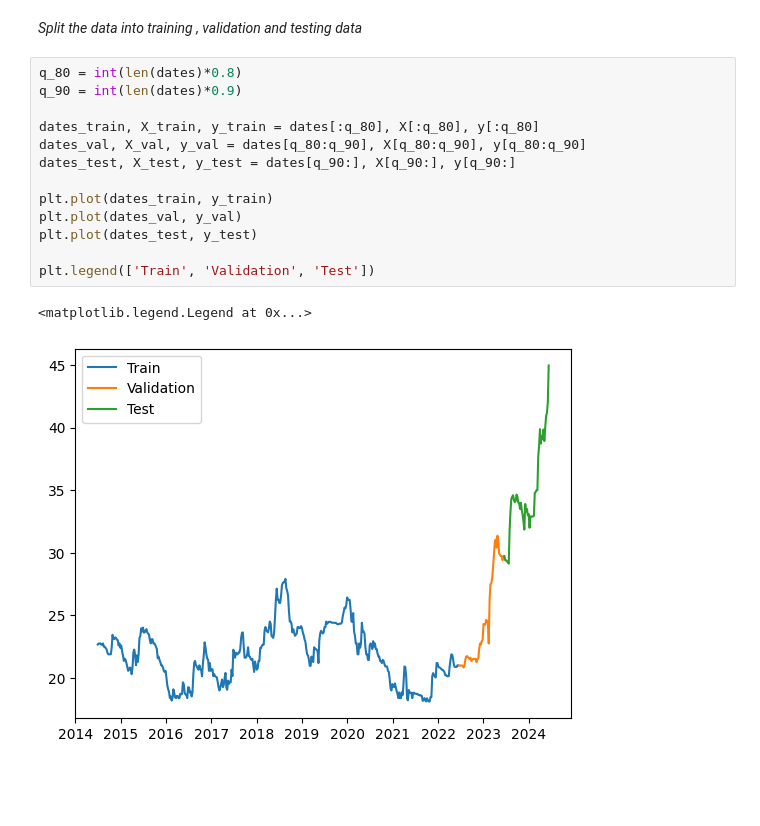
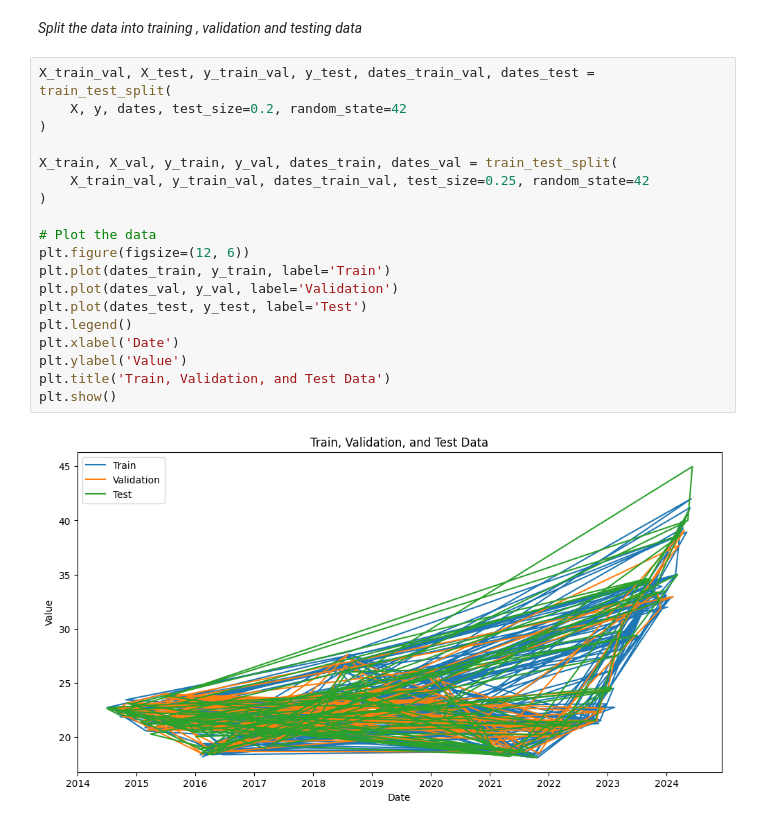
Before and after one commit to FirasKahlaoui/tunisia-stock-market, a Jupyter notebook: notebooks/Forcasting.ipynb, the cells around one changed output. Saved outputs shown, nothing was run; the diff lists cells and outputs as text; blank space fills up the shorter version.

Commit message:
Finilized data split and LSTM model training

```diff
--- a/notebooks/Forcasting.ipynb
+++ b/notebooks/Forcasting.ipynb
@@ -226,19 +228,24 @@ dates.shape, X.shape, y.shape
 ((520,), (520, 3, 1), (520,))
 # %% [markdown]
 *Split the data into training , validation and testing data*
-# %%
-q_80 = int(len(dates)*0.8)
-q_90 = int(len(dates)*0.9)
-
-dates_train, X_train, y_train = dates[:q_80], X[:q_80], y[:q_80]
-dates_val, X_val, y_val = dates[q_80:q_90], X[q_80:q_90], y[q_80:q_90]
-dates_test, X_test, y_test = dates[q_90:], X[q_90:], y[q_90:]
-
-plt.plot(dates_train, y_train)
-plt.plot(dates_val, y_val)
-plt.plot(dates_test, y_test)
-
-plt.legend(['Train', 'Validation', 'Test'])
-# %% [output]
-<matplotlib.legend.Legend at 0x...>
-[figure, removed]
+# %%
+X_train_val, X_test, y_train_val, y_test, dates_train_val, dates_test = train_test_split(
+    X, y, dates, test_size=0.2, random_state=42
+)
+
+X_train, X_val, y_train, y_val, dates_train, dates_val = train_test_split(
+    X_train_val, y_train_val, dates_train_val, test_size=0.25, random_state=42
+)
+
+# Plot the data
+plt.figure(figsize=(12, 6))
+plt.plot(dates_train, y_train, label='Train')
+plt.plot(dates_val, y_val, label='Validation')
+plt.plot(dates_test, y_test, label='Test')
+plt.legend()
+plt.xlabel('Date')
+plt.ylabel('Value')
+plt.title('Train, Validation, and Test Data')
+plt.show()
+# %% [output]
+[figure, added]
```
Also changed, not shown: parts of 6 cells of this notebook, 1 other file.
